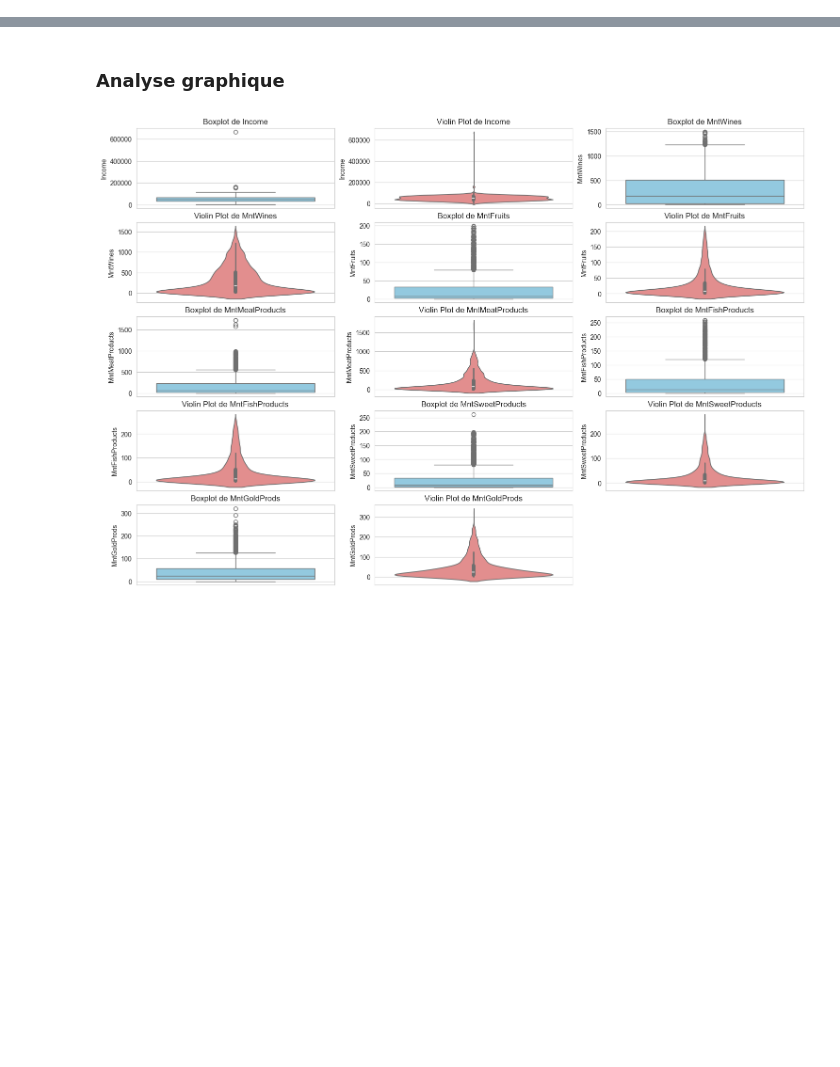
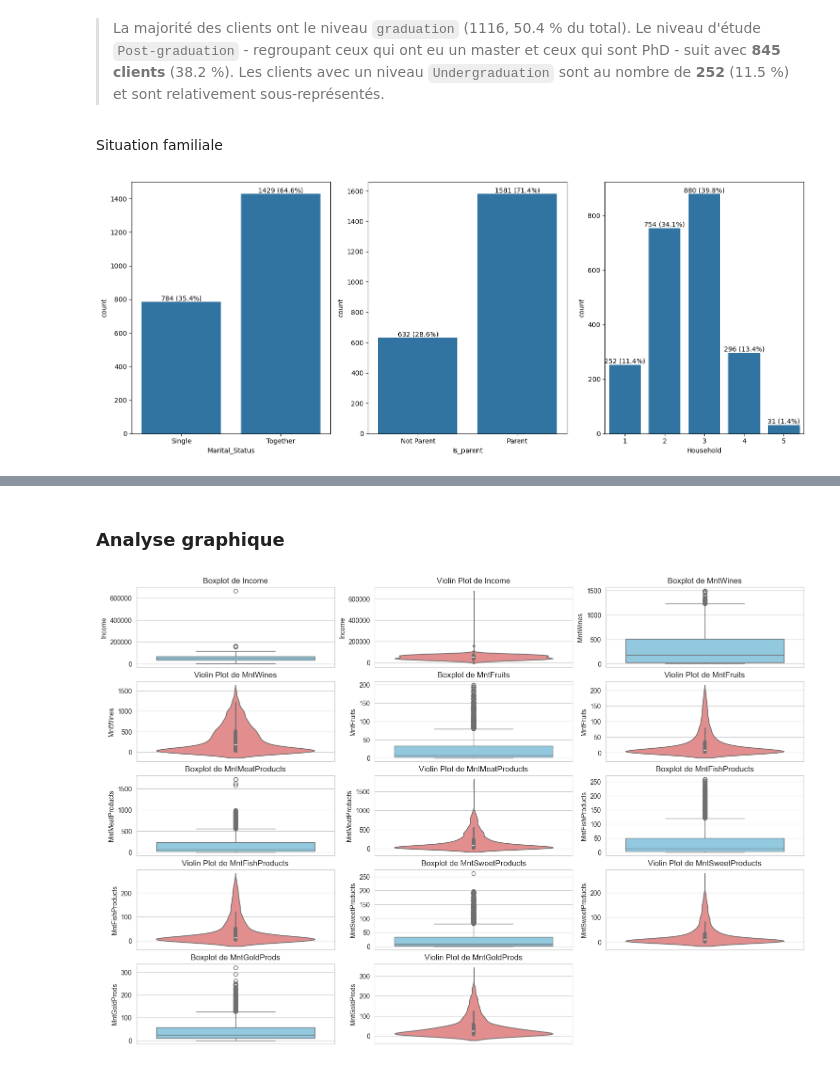
Before and after one commit to RoseM-hub/Marketing-Campaign, a Jupyter notebook: Notebooks/02 - Exploration des données.ipynb, the cells around one changed output, grey strips where cells are left out. Saved outputs shown, nothing was run; the diff lists cells and outputs as text; code cells hidden in the pictures; blank space fills up the shorter version.

```diff
--- a/Notebooks/02 - Exploration des données.ipynb
+++ b/Notebooks/02 - Exploration des données.ipynb
@@ -16,0 +81,18 @@ plt.show()
+# %% [markdown]
+> La majorité des clients ont le niveau `graduation` (1116, 50.4 % du total). Le niveau d'étude `Post-graduation` - regroupant ceux qui ont eu un master et ceux qui sont PhD - suit avec **845 clients** (38.2 %). Les clients avec un niveau `Undergraduation` sont au nombre de **252** (11.5 %) et sont relativement sous-représentés.
+# %% [markdown]
+Situation familiale
+# %%
+fig, axes = plt.subplots(1, 3, figsize=(15, 6))
+plt.subplot(1, 3, 1)
+ax = sns.countplot(data=data, x="Marital_Status")
+add_annotation(ax, data)
+plt.subplot(1, 3, 2)
+ax = sns.countplot(data=data, x="Is_parent")
+add_annotation(ax, data)
+plt.subplot(1, 3, 3)
+ax = sns.countplot(data=data, x="Household")
+add_annotation(ax, data)
+plt.tight_layout()
+# %% [output]
+[figure, added]
```
Also changed, not shown: parts of 18 cells of this notebook, 3 other files.
